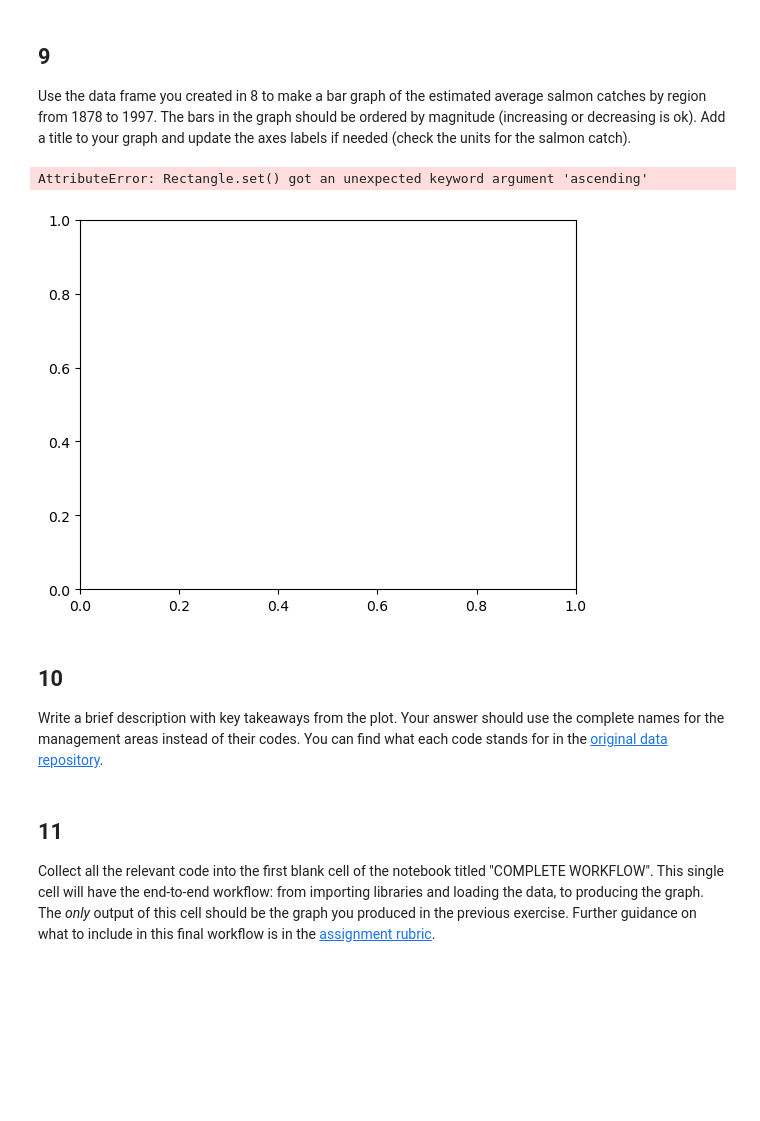
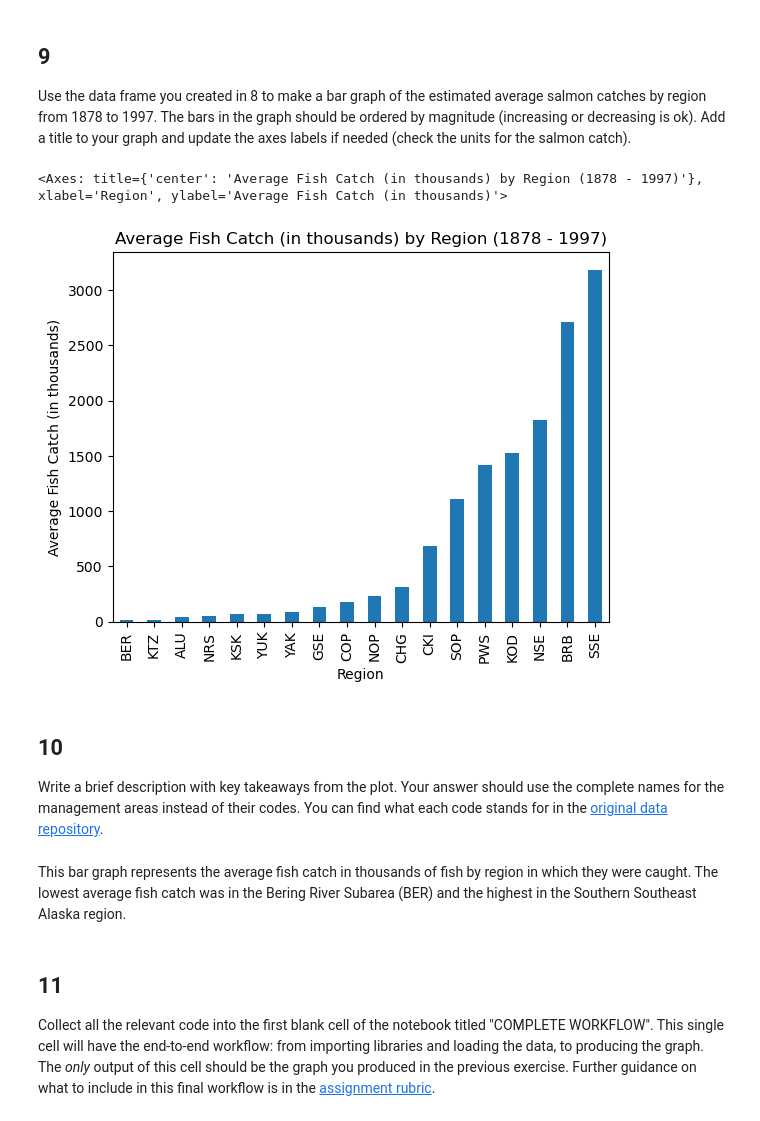
Before and after one commit to oregel714/eds220-hwk2, a Jupyter notebook: task2/hwk2-task2-salmon.ipynb, the cells around one changed output. Saved outputs shown, nothing was run; the diff lists cells and outputs as text; code cells hidden in the pictures; blank space fills up the shorter version.

```diff
--- a/task2/hwk2-task2-salmon.ipynb
+++ b/task2/hwk2-task2-salmon.ipynb
@@ -270,14 +270,18 @@ q8 results: All test cases passed!
 ## 9
 
 Use the data frame you created in 8 to make a bar graph of the estimated average salmon catches by region from 1878 to 1997. The bars in the graph should be ordered by magnitude (increasing or decreasing is ok). Add a title to your graph and update the axes labels if needed (check the units for the salmon catch).
-# %%
-avg_region.plot(kind = 'bar',
-                x = 'Region',
-                y = 'Catch',
-                )
-# %% [output]
-AttributeError: Rectangle.set() got an unexpected keyword argument 'ascending'
-[figure, removed]
+# %%
+# Plot average fish catch by region in ascending order
+avg_region.sort_values().plot(kind = 'bar',
+                x = 'Region',
+                y = 'Catch',
+                xlabel = 'Region',
+                ylabel = 'Average Fish Catch (in thousands)',
+                title = 'Average Fish Catch (in thousands) by Region (1878 - 1997)'
+                )
+# %% [output]
+<Axes: title={'center': 'Average Fish Catch (in thousands) by Region (1878 - 1997)'}, xlabel='Region', ylabel='Average Fish Catch (in thousands)'>
+[figure, added]
 # %% [markdown]
 <!-- END QUESTION -->
 
@@ -286,6 +290,8 @@ AttributeError: Rectangle.set() got an unexpected keyword argument 'ascending'
 ## 10
 
 Write a brief description with key takeaways from the plot. Your answer should use the complete names for the management areas instead of their codes. You can find what each code stands for in the [original data repository](https://knb.ecoinformatics.org/view/df35b.304.2#df35b.303.1).
+# %% [markdown]
+This bar graph represents the average fish catch in thousands of fish by region in which they were caught. The lowest average fish catch was in the Bering River Subarea (BER) and the highest in the Southern Southeast Alaska region.
 # %% [markdown]
 <!-- END QUESTION -->
 
```
